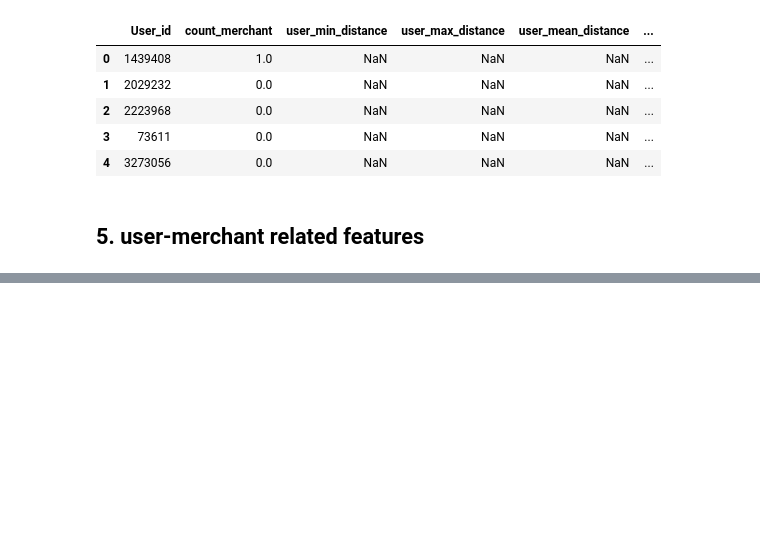
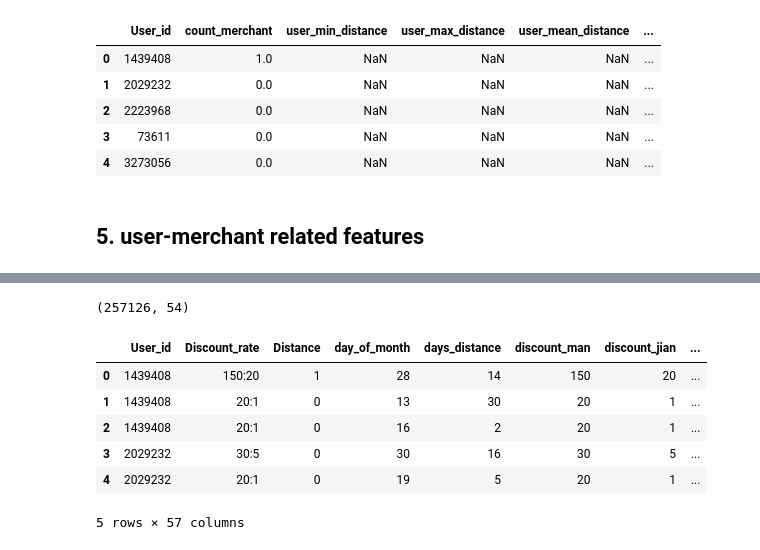
Before and after one commit to InfinityLD/TianChi_O2O, a Jupyter notebook: feature_extraction.ipynb, the cells around one changed output, grey strips where cells are left out. Saved outputs shown, nothing was run; the diff lists cells and outputs as text; code cells hidden in the pictures; blank space fills up the shorter version.

```diff
--- a/feature_extraction.ipynb
+++ b/feature_extraction.ipynb
@@ -937,0 +1176,9 @@ user1_feature.head()
+# %%
+def get_label(s):
+    s = s.split(':')
+    if s[0]=='null':
+        return 0
+    elif (date(int(s[0][0:4]),int(s[0][4:6]),int(s[0][6:8]))-date(int(s[1][0:4]),int(s[1][4:6]),int(s[1][6:8]))).days<=15:
+        return 1
+    else:
+        return -1
@@ -937,0 +1218,35 @@ user1_feature.head()
+# %%
+coupon2 = pd.read_csv('data/coupon2_feature.csv')
+merchant2 = pd.read_csv('data/merchant2_feature.csv')
+user2 = pd.read_csv('data/user2_feature.csv')
+user_merchant2 = pd.read_csv('data/user_merchant2.csv')
+other_feature2 = pd.read_csv('data/other_feature2.csv')
+dataset2 = pd.merge(coupon2,merchant2,on='Merchant_id',how='left')
+dataset2 = pd.merge(dataset2,user2,on='User_id',how='left')
+dataset2 = pd.merge(dataset2,user_merchant2,on=['User_id','Merchant_id'],how='left')
+dataset2 = pd.merge(dataset2,other_feature2,on=['User_id','Coupon_id','Date_received'],how='left')
+dataset2.drop_duplicates(inplace=True)
+print (dataset2.shape)
+
+dataset2.user_merchant_buy_total = dataset2.user_merchant_buy_total.replace(np.nan,0)
+dataset2.user_merchant_any = dataset2.user_merchant_any.replace(np.nan,0)
+dataset2.user_merchant_received = dataset2.user_merchant_received.replace(np.nan,0)
+dataset2['is_weekend'] = dataset2.day_of_week.apply(lambda x:1 if x in (6,7) else 0)
+weekday_dummies = pd.get_dummies(dataset2.day_of_week)
+weekday_dummies.columns = ['weekday'+str(i+1) for i in range(weekday_dummies.shape[1])]
+dataset2 = pd.concat([dataset2,weekday_dummies],axis=1)
+dataset2['label'] = dataset2.Date.astype('str') + ':' +  dataset2.Date_received.astype('str')
+dataset2.label = dataset2.label.apply(get_label)
+dataset2.drop(['Merchant_id','day_of_week','Date','Date_received','Coupon_id','coupon_count'],axis=1,inplace=True)
+dataset2 = dataset2.replace('null',np.nan)
+dataset2.to_csv('data/dataset2.csv',index=None)
+dataset2.head()
+# %% [output]
+(257126, 54)
+|  | User_id | Discount_rate | Distance | day_of_month | days_distance | discount_man | discount_jian | ... |
+| 0 | 1439408 | 150:20 | 1 | 28 | 14 | 150 | 20 | ... |
+| 1 | 1439408 | 20:1 | 0 | 13 | 30 | 20 | 1 | ... |
+| 2 | 1439408 | 20:1 | 0 | 16 | 2 | 20 | 1 | ... |
+| 3 | 2029232 | 30:5 | 0 | 30 | 16 | 30 | 5 | ... |
+| 4 | 2029232 | 20:1 | 0 | 19 | 5 | 20 | 1 | ... |
+5 rows × 57 columns
```
Also changed, not shown: parts of 15 cells of this notebook.
